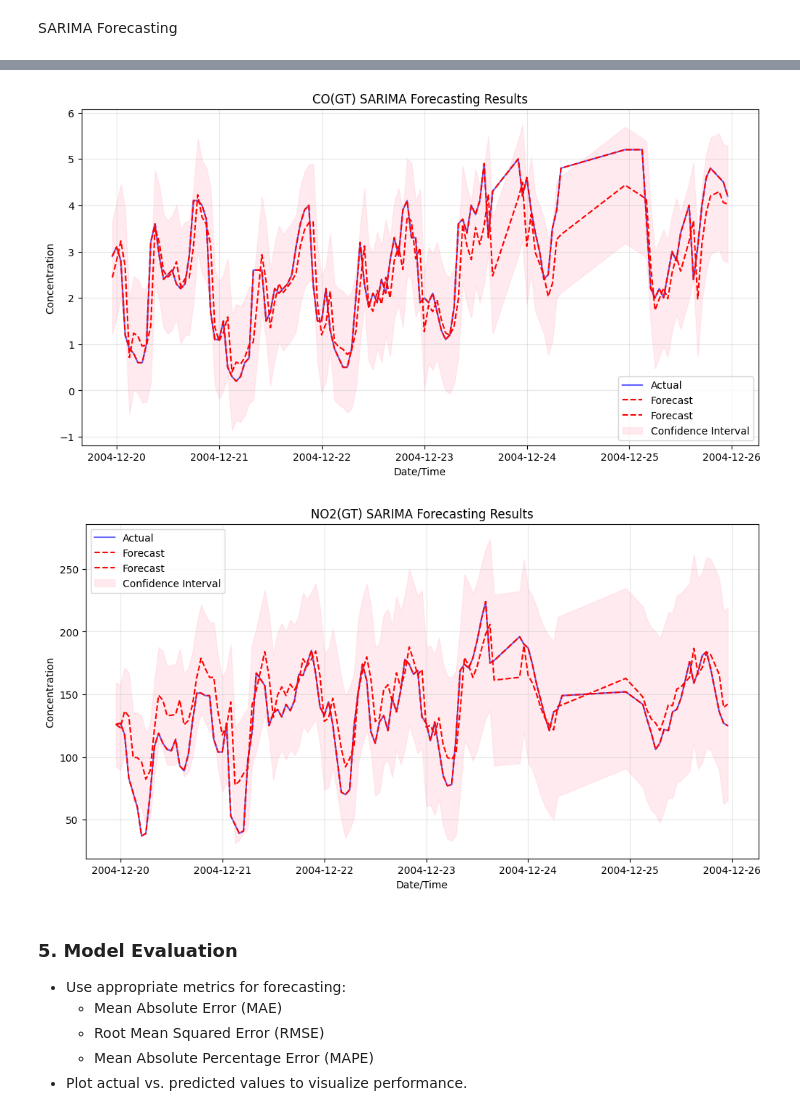
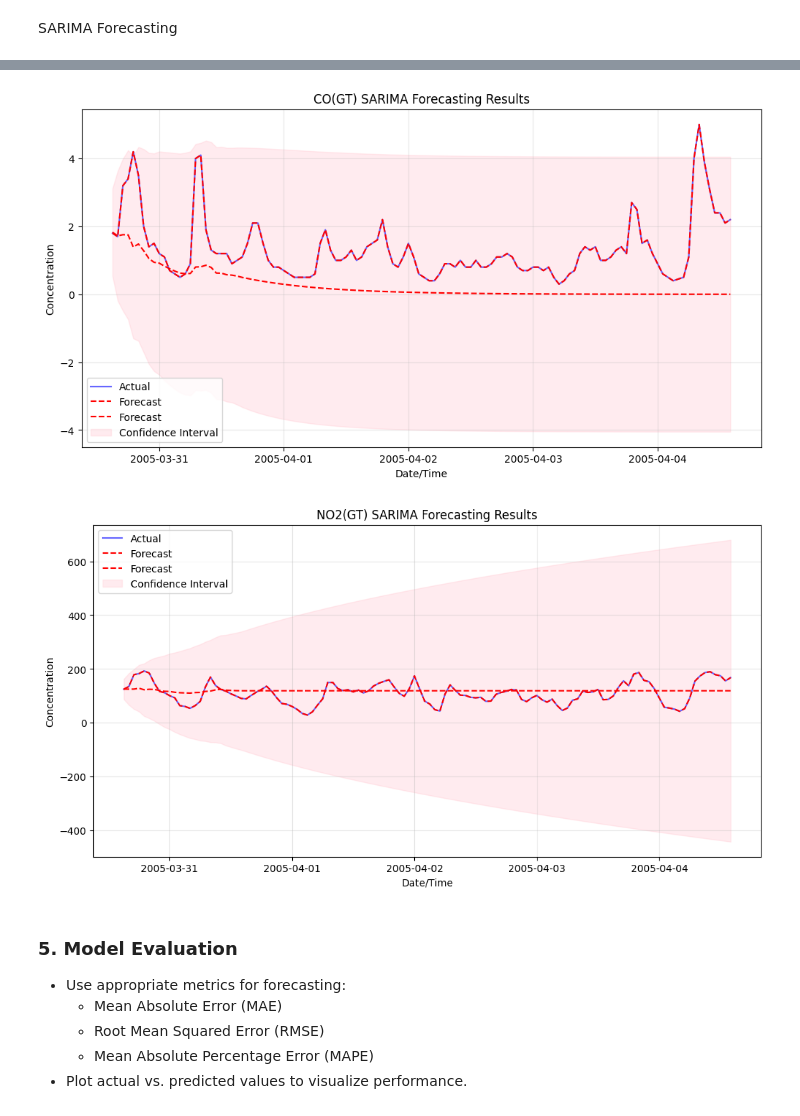
Before and after one commit to avimallik/co_and_no2_time_series_forecasting, a Jupyter notebook: co_and_no2_time_series_forecasting.ipynb, the cells around one changed output, grey strips where cells are left out. Cells and saved outputs as stored; diff of their text form; code cells hidden in the pictures.

Commit message:
changed exegenous variables to univariate variables for SARIMA model training

```diff
--- a/co_and_no2_time_series_forecasting.ipynb
+++ b/co_and_no2_time_series_forecasting.ipynb
@@ -673,9 +727,12 @@ Covariance Type:                    opg
 Warnings:
 [1] Covariance matrix calculated using the outer product of gradients (complex-step).
 # %%
+obj = UniTrainTestSplit()
+y_train_uni_no2 = obj.uniSize(y_of_no2_uni)['uni_train_s']
+
 obj_no2_sarima_model = ModelSARIMA()
-no2_result = obj_no2_sarima_model.model_sarima(X_train_no2,
-                                               y_train_no2, 0, 1, 1,
-                                               1, 0, 0, 24).fit(disp=False)
+no2_result = obj_no2_sarima_model.model_sarima(y_train_uni_no2,
+                                               0, 1, 1,
+                                               1, 0, 1, 24).fit(disp=False)
 print(no2_result.summary())
 # %% [output]
@@ -703,8 +760,8 @@ class TimeSeriesForecaster:
     def __init__(self):
         self.results = {}
 
-    def run_forecast(self, yTest, xTest, model_result, name):
-        tag_forecast = model_result.get_forecast(steps=len(yTest), exog=xTest)
+    def run_forecast(self, yTest, model_result, name):
+        tag_forecast = model_result.get_forecast(steps=len(yTest))
 
         self.results[name] = {
             'y_forecast': tag_forecast.predicted_mean,
@@ -717,8 +774,10 @@ class TimeSeriesForecaster:
 
         return self.results[name]['forecast_df']
 # %%
+test_no2 = obj.uniSize(y_of_no2_uni)['uni_test_s']
+
 forecasting = TimeSeriesForecaster()
-df_forecast_no2 = forecasting.run_forecast(y_test_no2, X_test_no2, no2_result, 'NO2')
+df_forecast_no2 = forecasting.run_forecast(test_no2, no2_result, 'NO2')
 df_forecast_no2.head(20)
 # %% [output]
 |  | Actual | Forecast |
@@ -742,5 +801,6 @@ df_forecast_no2.head(20)
 # %%
-df_forecast_co = forecasting.run_forecast(y_test_co, X_test_co, co_result, 'CO')
+test_co = obj.uniSize(y_of_co_uni)['uni_test_s']
+df_forecast_co = forecasting.run_forecast(test_co, co_result, 'CO')
 df_forecast_co.head(20)
 # %% [output]
 |  | Actual | Forecast |
@@ -806,19 +866,19 @@ no2_confidence_interval.head()
 # %%
 # forecast plot for CO
-forecast_plot(y_test_co,
+forecast_plot(test_co,
               df_forecast_co,
               co_confidence_interval,
               'CO(GT)')
 # %% [output]
-[figure, old version]
+[figure, new version]
 # %%
 # forecast plot fot NO2
-forecast_plot(y_test_no2,
+forecast_plot(test_no2,
               df_forecast_no2,
               no2_confidence_interval,
               'NO2(GT)')
 # %% [output]
-[figure, old version]
+[figure, new version]
 # %% [markdown]
 ### 5. Model Evaluation
 - Use appropriate metrics for forecasting:
```
Also changed, not shown: parts of 16 cells of this notebook.
